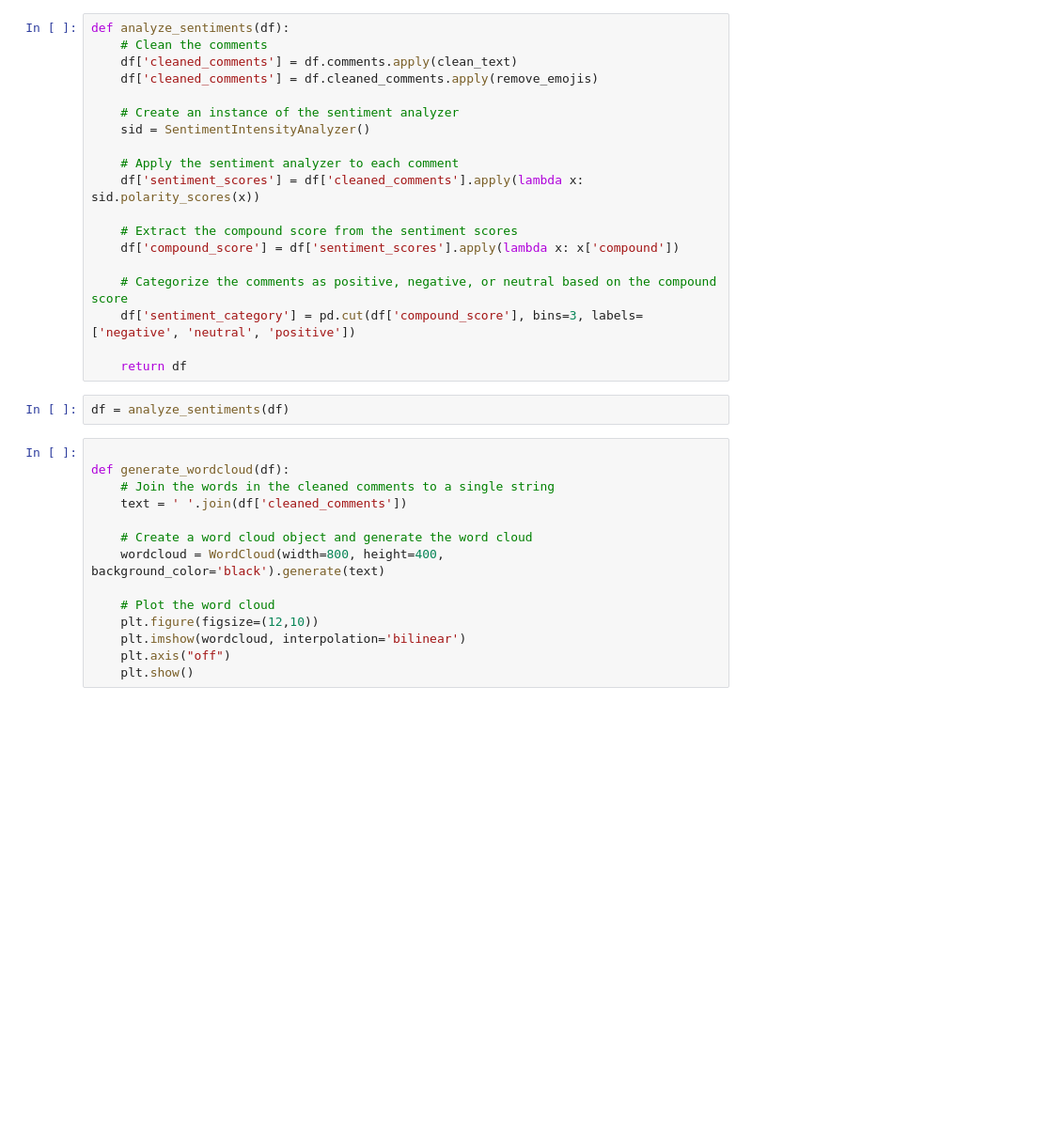
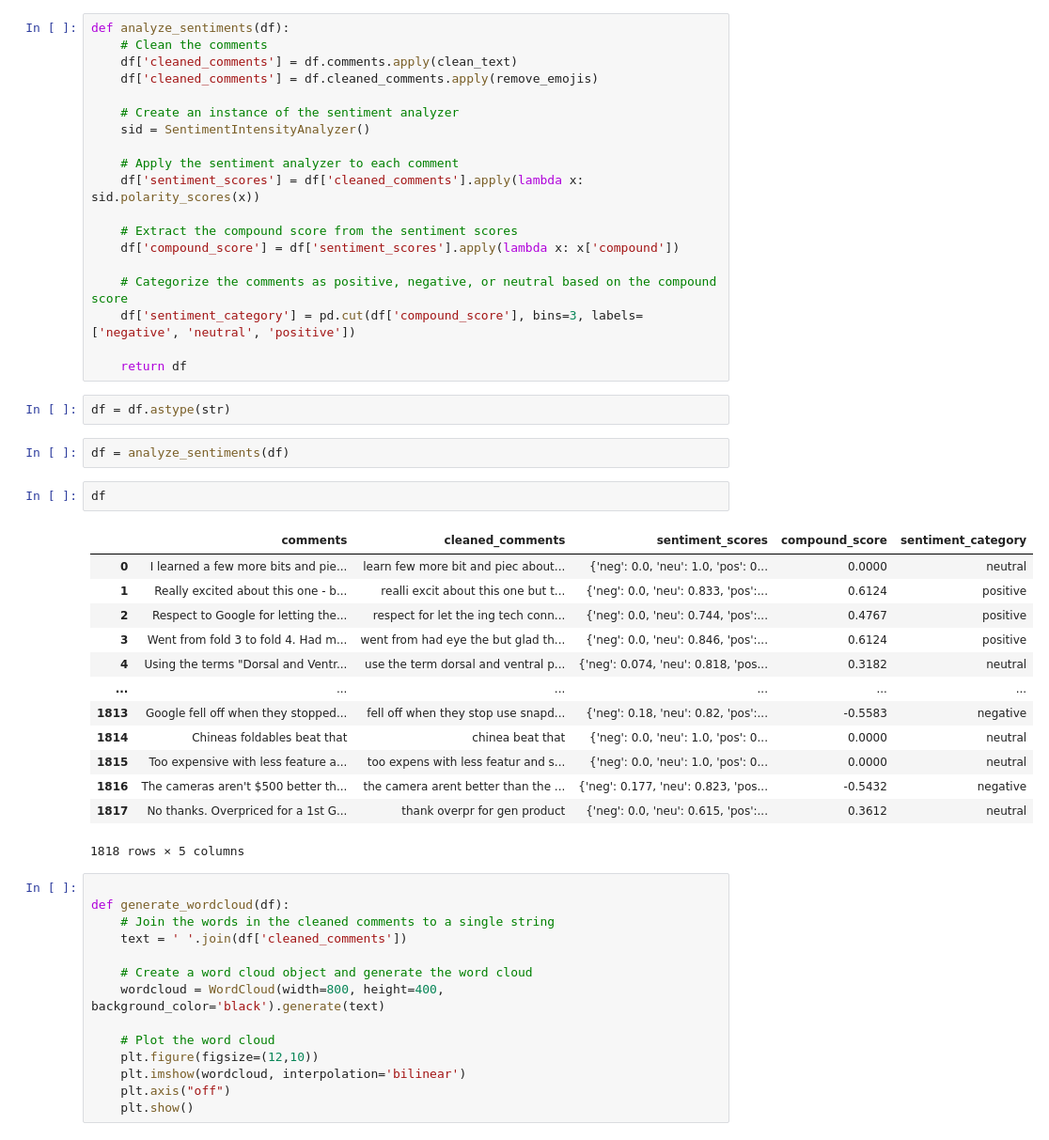
Before and after one commit to kings-data-quest/Tech_review_sentiment_analysis, a Jupyter notebook: data.ipynb, the cells around one changed output. Shown at 94% size. Saved outputs shown, nothing was run; the diff lists cells and outputs as text; blank space fills up the shorter version.

```diff
--- a/data.ipynb
+++ b/data.ipynb
@@ -191,8 +191,26 @@ def analyze_sentiments(df):
     df['sentiment_category'] = pd.cut(df['compound_score'], bins=3, labels=['negative', 'neutral', 'positive'])
 
     return df
+# %%
+df = df.astype(str)
 # %%
 df = analyze_sentiments(df)
+# %%
+df
+# %% [output]
+|  | comments | cleaned_comments | sentiment_scores | compound_score | sentiment_category |
+| 0 | I learned a few more bits and pie... | learn few more bit and piec about... | {'neg': 0.0, 'neu': 1.0, 'pos': 0... | 0.0000 | neutral |
+| 1 | Really excited about this one - b... | realli excit about this one but t... | {'neg': 0.0, 'neu': 0.833, 'pos':... | 0.6124 | positive |
+| 2 | Respect to Google for letting the... | respect for let the ing tech conn... | {'neg': 0.0, 'neu': 0.744, 'pos':... | 0.4767 | positive |
+| 3 | Went from fold 3 to fold 4. Had m... | went from had eye the but glad th... | {'neg': 0.0, 'neu': 0.846, 'pos':... | 0.6124 | positive |
+| 4 | Using the terms "Dorsal and Ventr... | use the term dorsal and ventral p... | {'neg': 0.074, 'neu': 0.818, 'pos... | 0.3182 | neutral |
+| ... | ... | ... | ... | ... | ... |
+| 1813 | Google fell off when they stopped... | fell off when they stop use snapd... | {'neg': 0.18, 'neu': 0.82, 'pos':... | -0.5583 | negative |
+| 1814 | Chineas foldables beat that | chinea beat that | {'neg': 0.0, 'neu': 1.0, 'pos': 0... | 0.0000 | neutral |
+| 1815 | Too expensive with less feature a... | too expens with less featur and s... | {'neg': 0.0, 'neu': 1.0, 'pos': 0... | 0.0000 | neutral |
+| 1816 | The cameras aren't $500 better th... | the camera arent better than the ... | {'neg': 0.177, 'neu': 0.823, 'pos... | -0.5432 | negative |
+| 1817 | No thanks. Overpriced for a 1st G... | thank overpr for gen product | {'neg': 0.0, 'neu': 0.615, 'pos':... | 0.3612 | neutral |
+1818 rows × 5 columns
 # %%
 
 def generate_wordcloud(df):
```
Also changed, not shown: parts of 11 cells of this notebook, 9 other files.
